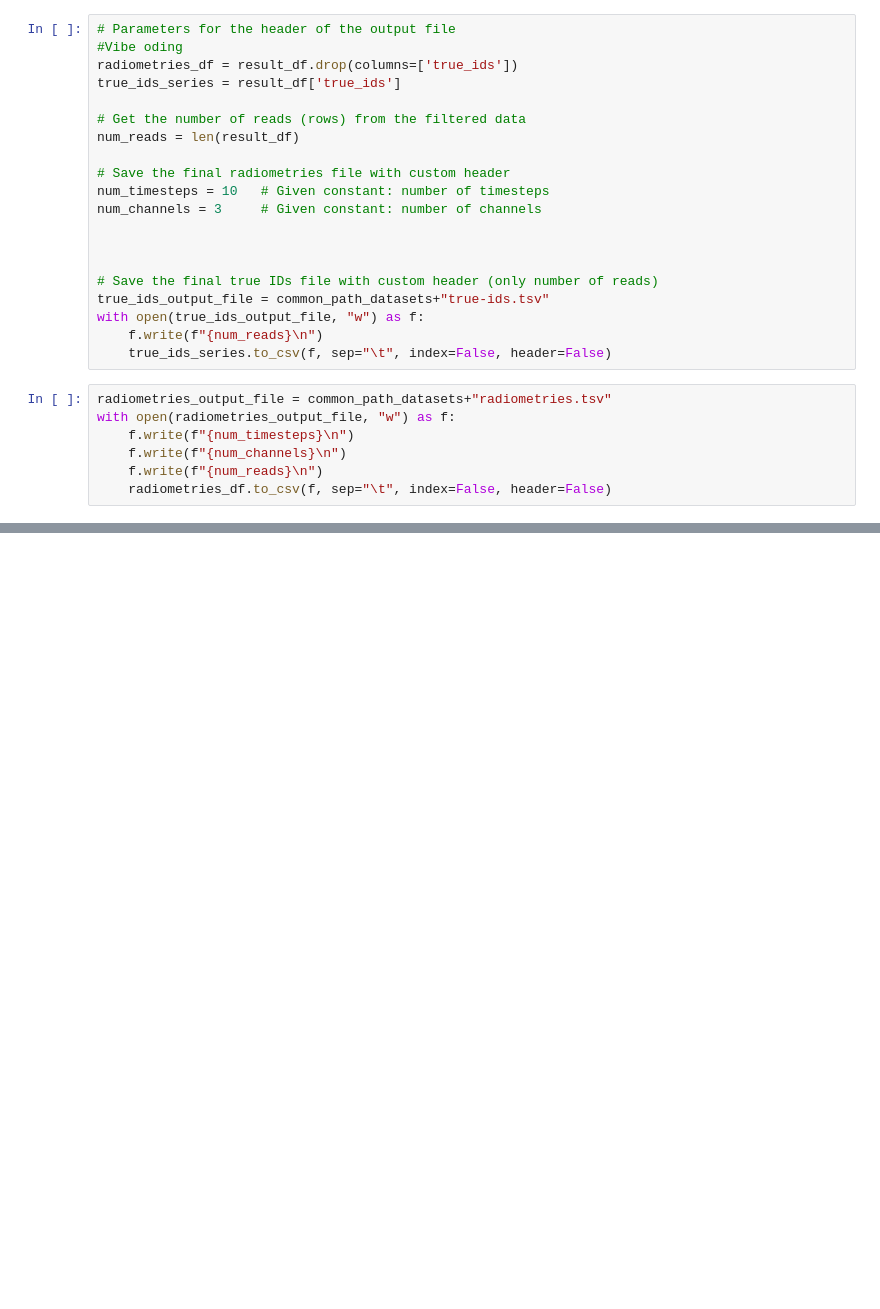
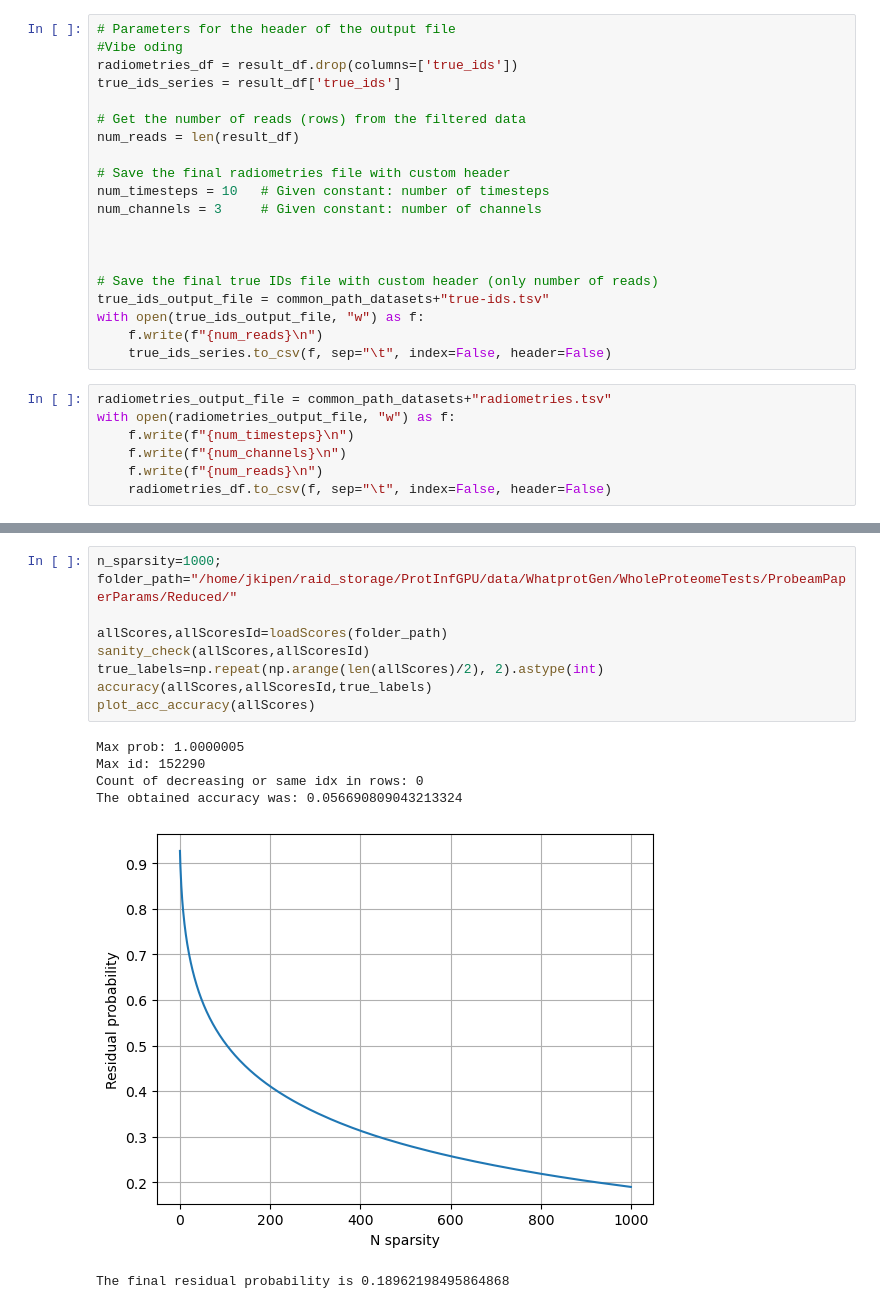
Before and after one commit to JavierKipen/ProtInfGPU, a Jupyter notebook: scripts/GenDatasets.ipynb, the cells around one changed output, grey strips where cells are left out. Cells and saved outputs as stored; diff of their text form; blank space fills up the shorter version.

Commit message:
Getting closer to make it work with probeam. Saving the scripts

```diff
--- a/scripts/GenDatasets.ipynb
+++ b/scripts/GenDatasets.ipynb
@@ -182,0 +276,16 @@ with open(radiometries_output_file, "w") as f:
+# %%
+n_sparsity=1000;
+folder_path="/home/jkipen/raid_storage/ProtInfGPU/data/WhatprotGen/WholeProteomeTests/ProbeamPaperParams/Reduced/"
+
+allScores,allScoresId=loadScores(folder_path)
+sanity_check(allScores,allScoresId)
+true_labels=np.repeat(np.arange(len(allScores)/2), 2).astype(int)
+accuracy(allScores,allScoresId,true_labels)
+plot_acc_accuracy(allScores)
+# %% [output]
+Max prob: 1.0000005
+Max id: 152290
+Count of decreasing or same idx in rows: 0
+The obtained accuracy was: 0.056690809043213324
+[figure, added]
+The final residual probability is 0.18962198495864868
```
Also changed, not shown: parts of 14 cells of this notebook, 22 other files.
